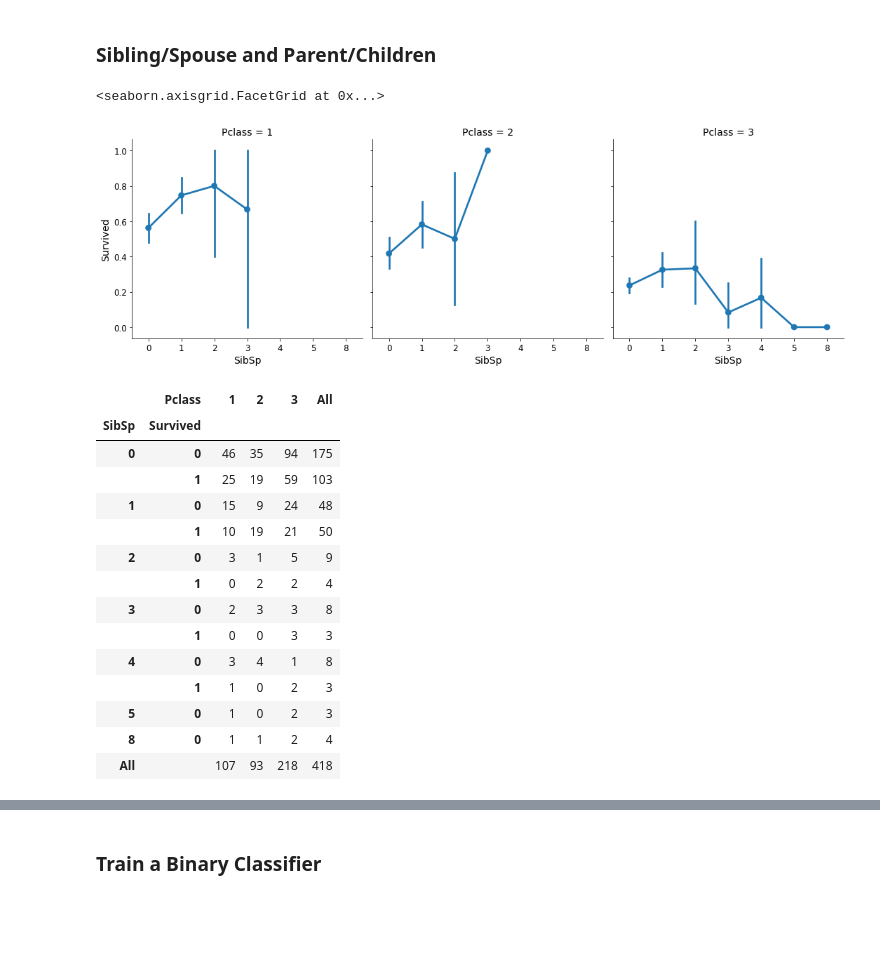
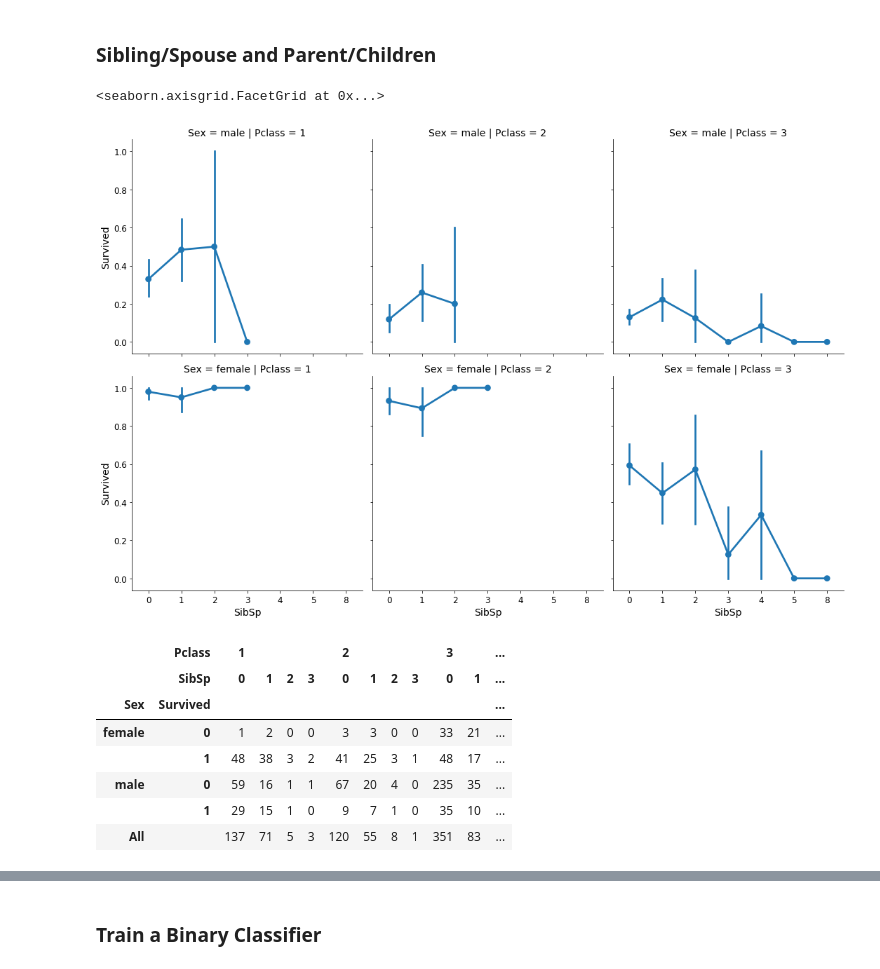
Before and after one commit to SantiB17/Titanic-Comp, a Jupyter notebook: Titanic_notebook.ipynb, the cells around one changed output, grey strips where cells are left out. Drawn from its saved outputs; the diff is of its cells as text; code cells hidden in the pictures; blank space fills up the shorter version.

Commit message:
Add files via upload
Exploratory Data Analysis based on Fare, sibling/spouse relationship, and parent/child relationship

```diff
--- a/Titanic_notebook.ipynb
+++ b/Titanic_notebook.ipynb
@@ -298,28 +299,21 @@ df_test.loc[ (df_test.Sex == 'male') & (df_test.Pclass == 2) & (df_test.Age_bin
 # %% [markdown]
 ### Sibling/Spouse and Parent/Children
 # %%
-sns.catplot('SibSp', 'Survived', col='Pclass', kind='point', data=df_train)
+sns.catplot('SibSp', 'Survived', col='Pclass', row='Sex', kind='point', data=df_train)
 # %% [output]
 <seaborn.axisgrid.FacetGrid at 0x...>
-[figure, old version]
+[figure, new version]
 # %%
-pd.crosstab([df_train.SibSp, df_train.Survived], df.Pclass, margins=True).style.background_gradient('autumn_r')
+pd.crosstab([df_train.Sex, df_train.Survived], [df_train.Pclass, df_train.SibSp], margins=True).style.background_gradient('autumn_r')
 # %% [output]
-|  | Pclass | 1 | 2 | 3 | All |
-| SibSp | Survived |  |  |  |  |
-| 0 | 0 | 46 | 35 | 94 | 175 |
-|  | 1 | 25 | 19 | 59 | 103 |
-| 1 | 0 | 15 | 9 | 24 | 48 |
-|  | 1 | 10 | 19 | 21 | 50 |
-| 2 | 0 | 3 | 1 | 5 | 9 |
-|  | 1 | 0 | 2 | 2 | 4 |
-| 3 | 0 | 2 | 3 | 3 | 8 |
-|  | 1 | 0 | 0 | 3 | 3 |
-| 4 | 0 | 3 | 4 | 1 | 8 |
-|  | 1 | 1 | 0 | 2 | 3 |
-| 5 | 0 | 1 | 0 | 2 | 3 |
-| 8 | 0 | 1 | 1 | 2 | 4 |
-| All |  | 107 | 93 | 218 | 418 |
+|  | Pclass | 1 |  |  |  | 2 |  |  |  | 3 |  | ... |
+|  | SibSp | 0 | 1 | 2 | 3 | 0 | 1 | 2 | 3 | 0 | 1 | ... |
+| Sex | Survived |  |  |  |  |  |  |  |  |  |  | ... |
+| female | 0 | 1 | 2 | 0 | 0 | 3 | 3 | 0 | 0 | 33 | 21 | ... |
+|  | 1 | 48 | 38 | 3 | 2 | 41 | 25 | 3 | 1 | 48 | 17 | ... |
+| male | 0 | 59 | 16 | 1 | 1 | 67 | 20 | 4 | 0 | 235 | 35 | ... |
+|  | 1 | 29 | 15 | 1 | 0 | 9 | 7 | 1 | 0 | 35 | 10 | ... |
+| All |  | 137 | 71 | 5 | 3 | 120 | 55 | 8 | 1 | 351 | 83 | ... |
 # %%
 sns.catplot('Parch', 'Survived', hue='Sex', kind='point', col='Pclass',  data=df_train)
 # %% [output]
```
Also changed, not shown: parts of 10 cells of this notebook.
